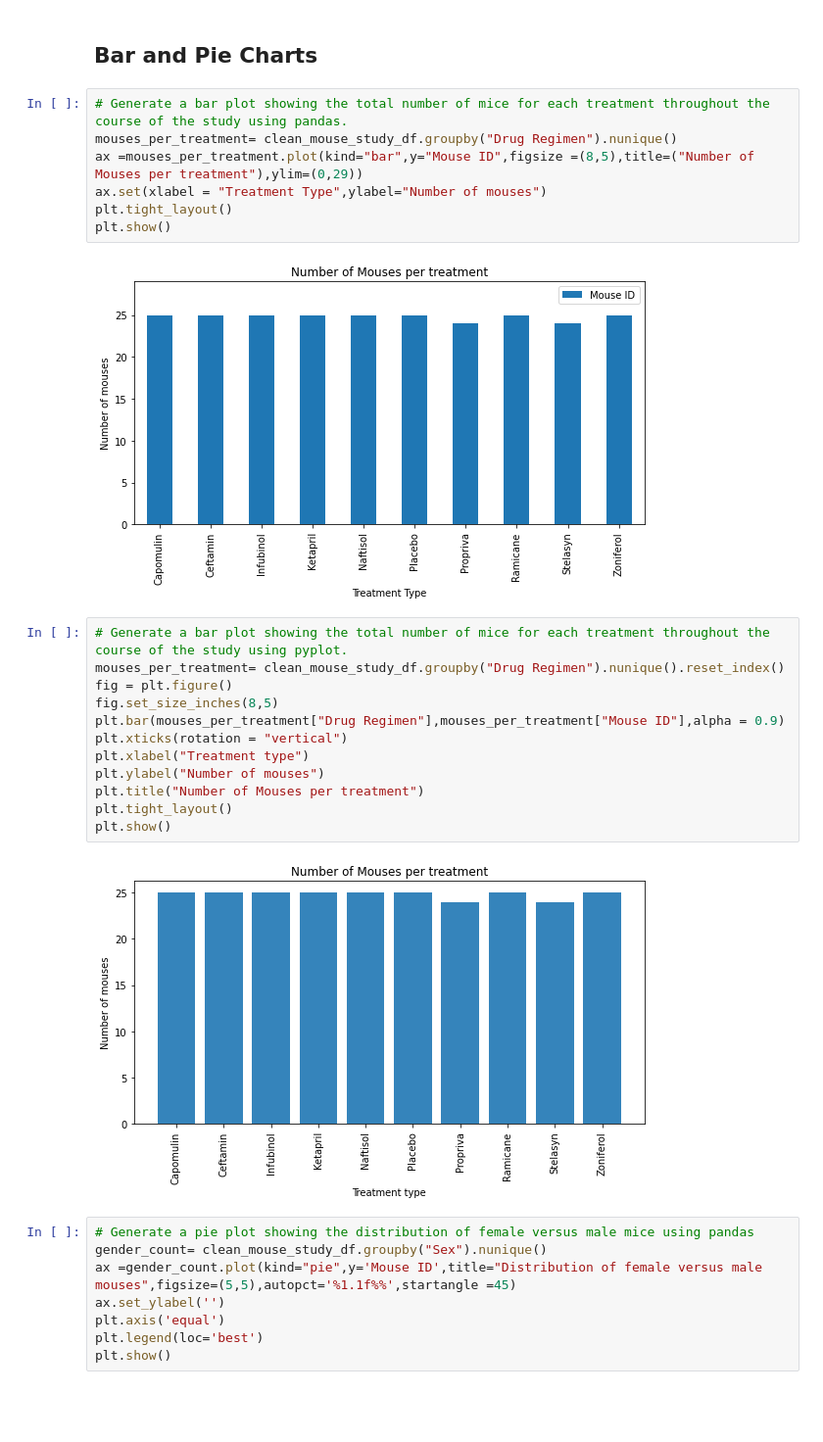
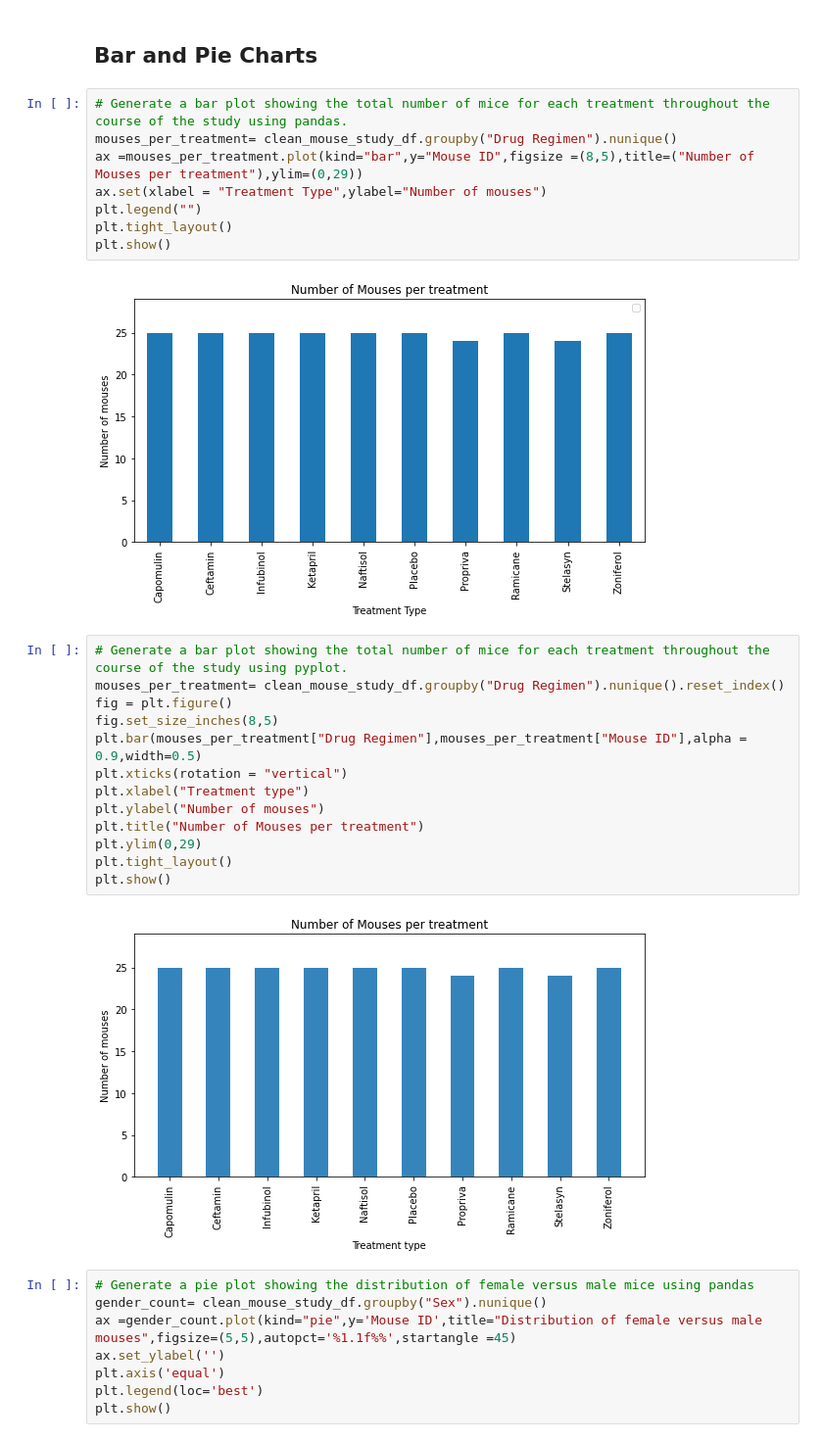
Before and after one commit to datng87/Matplotlib, a Jupyter notebook: Pymaceuticals/pymaceuticals_starter.ipynb, the cells around one changed output. Shown: that part at 98% size. Cells and saved outputs as stored; diff of their text form; blank space fills up the shorter version.

```diff
--- a/Pymaceuticals/pymaceuticals_starter.ipynb
+++ b/Pymaceuticals/pymaceuticals_starter.ipynb
@@ -141,24 +150,26 @@ summary_stat_regiment_grouby
 mouses_per_treatment= clean_mouse_study_df.groupby("Drug Regimen").nunique()
 ax =mouses_per_treatment.plot(kind="bar",y="Mouse ID",figsize =(8,5),title=("Number of Mouses per treatment"),ylim=(0,29))
 ax.set(xlabel = "Treatment Type",ylabel="Number of mouses")
+plt.legend("")
 plt.tight_layout()
 plt.show()
 # %% [output]
-[figure, old version]
+[figure, new version]
 # %%
 # Generate a bar plot showing the total number of mice for each treatment throughout the course of the study using pyplot.
 mouses_per_treatment= clean_mouse_study_df.groupby("Drug Regimen").nunique().reset_index()
 fig = plt.figure()
 fig.set_size_inches(8,5)
-plt.bar(mouses_per_treatment["Drug Regimen"],mouses_per_treatment["Mouse ID"],alpha = 0.9)
+plt.bar(mouses_per_treatment["Drug Regimen"],mouses_per_treatment["Mouse ID"],alpha = 0.9,width=0.5)
 plt.xticks(rotation = "vertical")
 plt.xlabel("Treatment type")
 plt.ylabel("Number of mouses")
 plt.title("Number of Mouses per treatment")
+plt.ylim(0,29)
 plt.tight_layout()
 plt.show()
 # %% [output]
-[figure, old version]
+[figure, new version]
 # %%
 # Generate a pie plot showing the distribution of female versus male mice using pandas
 gender_count= clean_mouse_study_df.groupby("Sex").nunique()
```
Also changed, not shown: parts of 5 cells of this notebook, 1 other file.
